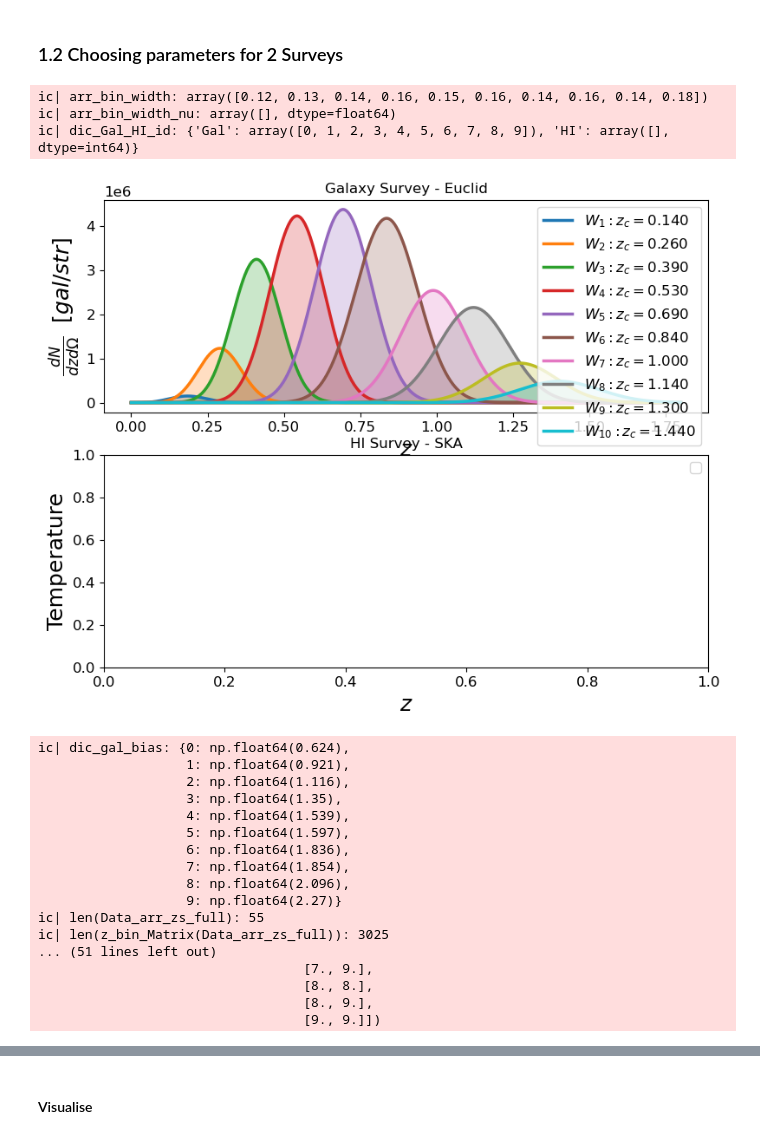
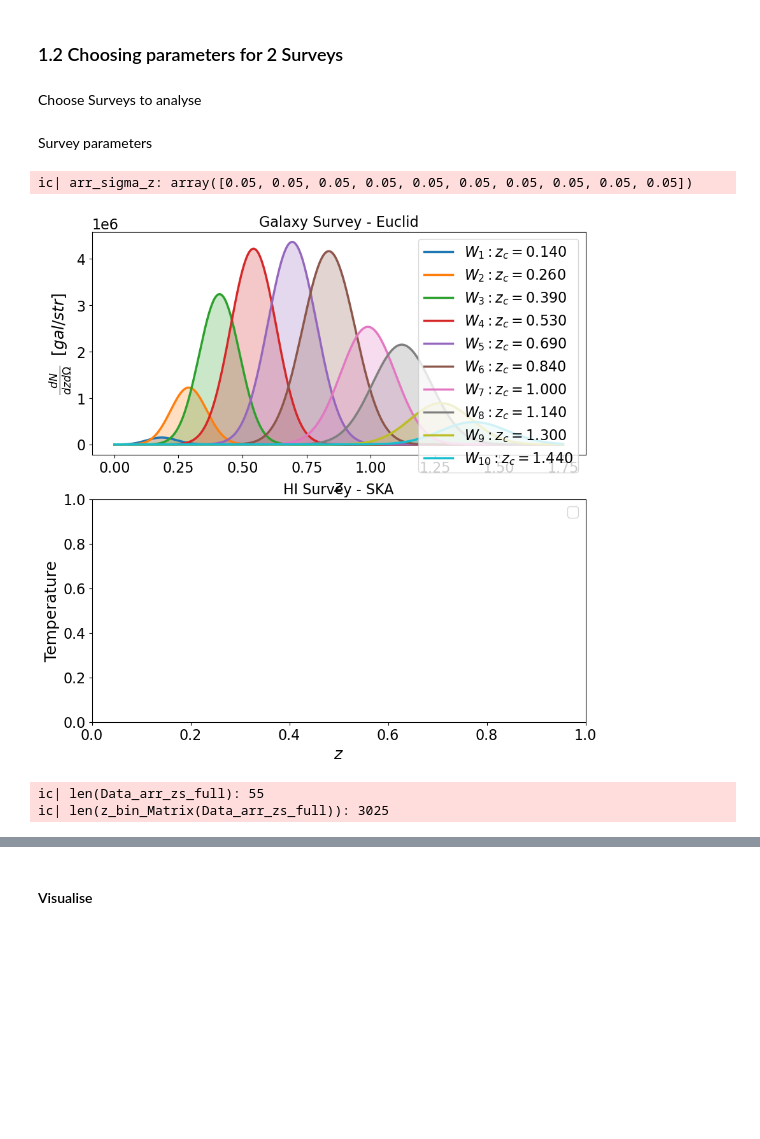
Before and after one commit to GreenTS27/Photo_Surveys-HI_IM-Fisher_Matrix, a Jupyter notebook: Fisher_Matrix_C_ell_vs_w_t.ipynb, the cells around one changed output, grey strips where cells are left out. Drawn from its saved outputs; the diff is of its cells as text; code cells hidden in the pictures; blank space fills up the shorter version.

```diff
--- a/Fisher_Matrix_C_ell_vs_w_t.ipynb
+++ b/Fisher_Matrix_C_ell_vs_w_t.ipynb
@@ -1177,2 +1187,4 @@ plt.show()
 # %% [markdown]
 ### 1.2 Choosing parameters for 2 Surveys
+# %% [markdown]
+Choose Surveys to analyse
@@ -1179,16 +1205,6 @@ plt.show()
+# %% [markdown]
+Survey parameters
 # %%
-### Galaxy Surveys
-Survey_Gal = "Euclid"
-# Survey_Gal = "DES"
-# Survey_Gal = "LSST"
-
-### HI Surveys
-# Survey_HI = "Meerkat"
-Survey_HI = "SKA"
-
-####################################### Survey parameters ###############################################
-N_bins_Gal = 10
-N_bins_HI  = 0
 
 dic_f_sky={}
 if Survey_Gal == "Euclid":
@@ -1228,6 +1244,7 @@ if Survey_HI == "Meerkat":
     dic_f_sky["HI"] = f_sky_MK
     arr_z_central_HI = arr_z_central_MK
     bin_width_HI = bin_width_MK
+    sigma_val_HI = 0.005
 
 elif Survey_HI == "SKA":
     N_dish = N_dish_SKA
@@ -1237,6 +1254,7 @@ elif Survey_HI == "SKA":
     dic_f_sky["HI"] = f_sky_SKA
     arr_z_central_HI = arr_z_central_SKA
     bin_width_HI = bin_width_SKA
+    sigma_val_HI = 0.005
 # %%
 N_bins_Total = N_bins_Gal+N_bins_HI
 
@@ -1265,8 +1283,8 @@ for i in range(N_bins_Total):
         nu_2 = nu_ref / ((arr_z_central_HI[index_HI]+bin_width_HI/2) + 1)
         arr_bin_width_nu[index_HI] =  np.abs( nu_1 - nu_2 )
 
-ic(arr_bin_width)
-ic(arr_bin_width_nu)
+# ic(arr_bin_width)
+# ic(arr_bin_width_nu)
 
 # Identify the z-bins of Gal and HI survey
 dic_Gal_HI_id  = {}
@@ -1274,28 +1292,42 @@ dic_Gal_HI_id  = {}
 # dic_Gal_HI_id["HI"] = arr_z_central[N_bins_Gal:N_bins_Total]
 dic_Gal_HI_id["Gal"] = np.arange(0, N_bins_Gal, 1)
 dic_Gal_HI_id["HI"] = np.arange(N_bins_Gal, N_bins_Total, 1)
-ic(dic_Gal_HI_id)
+# ic(dic_Gal_HI_id)
 
 
 
 # Calculate Window functions
-# arr_zs = np.linspace(0, 2, 1000)
-arr_zs = np.linspace(0, np.max(arr_z_central) + 2*np.max(arr_bin_width), 1000)
+arr_zs = np.linspace(0, 1.75, 1000)
 
 # arr_sigma_z = sigma_val*(1+arr_zs)
 arr_sigma_z = np.zeros(N_bins_Total)
+count=0
 for index_zc in range(N_bins_Total):
     if index_zc in dic_Gal_HI_id["Gal"]:
         arr_sigma_z[index_zc] = sigma_val
     elif index_zc in dic_Gal_HI_id["HI"]:
-        arr_sigma_z[index_zc] = arr_bin_width[index_zc]/2
+        arr_sigma_z[index_zc] = sigma_val_HI
+
+        # arr_sigma_z[index_zc] = arr_bin_width[index_zc]/2
+        # arr_sigma_z[index_zc] = 10**-3 * (1 + arr_z_central[index_zc])
+
+        # sigma_nu = arr_bin_width_nu[index_zc-N_bins_HI] /2
+        # sigma_nu = 20 /2 #Mhz
+        # nu_obs = nu_ref / (arr_z_central[index_zc] + 1)
+        # arr_sigma_z[index_zc] = (sigma_nu)/ (nu_obs) * (1 + arr_z_central[index_zc])
+        # ic(sigma_nu / nu_obs)
+
+        count+=1
+
+ic(arr_sigma_z)
+
 
 dic_Window  = Window_func_Gal_HI(arr_zs, arr_z_central, z0_value, N_gal_value,
                                 arr_sigma_val=arr_sigma_z, arr_bin_width=arr_bin_width,
                                 arr_n_gal=arr_ngal_bin, func_pz=func_pz, W_func="W_erf",
                                 dic_Gal_HI_id=dic_Gal_HI_id,
                                 Show_WS=True, Fig_y_unit="gal/str",
-                                Name_Survey_Gal=Survey_Gal, Name_Survey_HI=Survey_HI, fig_size=(9,7) )
+                                Name_Survey_Gal=Survey_Gal, Name_Survey_HI=Survey_HI, fig_size=(10,10) )
 
 # Bias values
 dic_gal_bias = {}
@@ -1309,7 +1341,7 @@ for index_zc, z_c in enumerate(arr_z_central):
     if index_zc in dic_Gal_HI_id["HI"] :
         dic_gal_bias[index_zc] = bias_HI(z_c)
 
-ic(dic_gal_bias)
+# ic(dic_gal_bias)
 
 # Calculate combinations of z-bins
 Data_arr_zs_auto= np.zeros((N_bins_Total,2))
@@ -1317,42 +1349,25 @@ Data_arr_zs_full= np.zeros( (int(N_bins_Total*(N_bins_Total+1)/2), 2) )   # The
 Data_arr_indices_full = np.zeros( (int(N_bins_Total*(N_bins_Total+1)/2), 2) )
 count = 0
 for i in range(N_bins_Total):
 
     z_c_i = arr_z_central[i]
     Data_arr_zs_auto[i] = np.array( [z_c_i, z_c_i] )
 
     for j in range( N_bins_Total -i ):
         z_c_j = arr_z_central[i+j]  # We do i+j since we don't want to repeat combinations
         Data_arr_zs_full[count] = np.array( [z_c_i, z_c_j] )
         Data_arr_indices_full[count] = np.array( [i, i+j] )
         count+=1
 
 
 # ic(Data_arr_zs_full)
 ic((len(Data_arr_zs_full)))
 # ic((Data_arr_zs_full))
 ic(len(z_bin_Matrix(Data_arr_zs_full)))
 
-ic(Data_arr_indices_full)
+# ic(Data_arr_indices_full)
 # %% [output]
-ic| arr_bin_width: array([0.12, 0.13, 0.14, 0.16, 0.15, 0.16, 0.14, 0.16, 0.14, 0.18])
-ic| arr_bin_width_nu: array([], dtype=float64)
-ic| dic_Gal_HI_id: {'Gal': array([0, 1, 2, 3, 4, 5, 6, 7, 8, 9]), 'HI': array([], dtype=int64)}
+ic| arr_sigma_z: array([0.05, 0.05, 0.05, 0.05, 0.05, 0.05, 0.05, 0.05, 0.05, 0.05])
-[figure, old version]
+[figure, new version]
-ic| dic_gal_bias: {0: np.float64(0.624),
-                   1: np.float64(0.921),
-                   2: np.float64(1.116),
-                   3: np.float64(1.35),
-                   4: np.float64(1.539),
-                   5: np.float64(1.597),
-                   6: np.float64(1.836),
-                   7: np.float64(1.854),
-                   8: np.float64(2.096),
-                   9: np.float64(2.27)}
 ic| len(Data_arr_zs_full): 55
 ic| len(z_bin_Matrix(Data_arr_zs_full)): 3025
-... (51 lines left out)
-                                  [7., 9.],
-                                  [8., 8.],
-                                  [8., 9.],
-                                  [9., 9.]])
```
Also changed, not shown: parts of 17 cells of this notebook.
